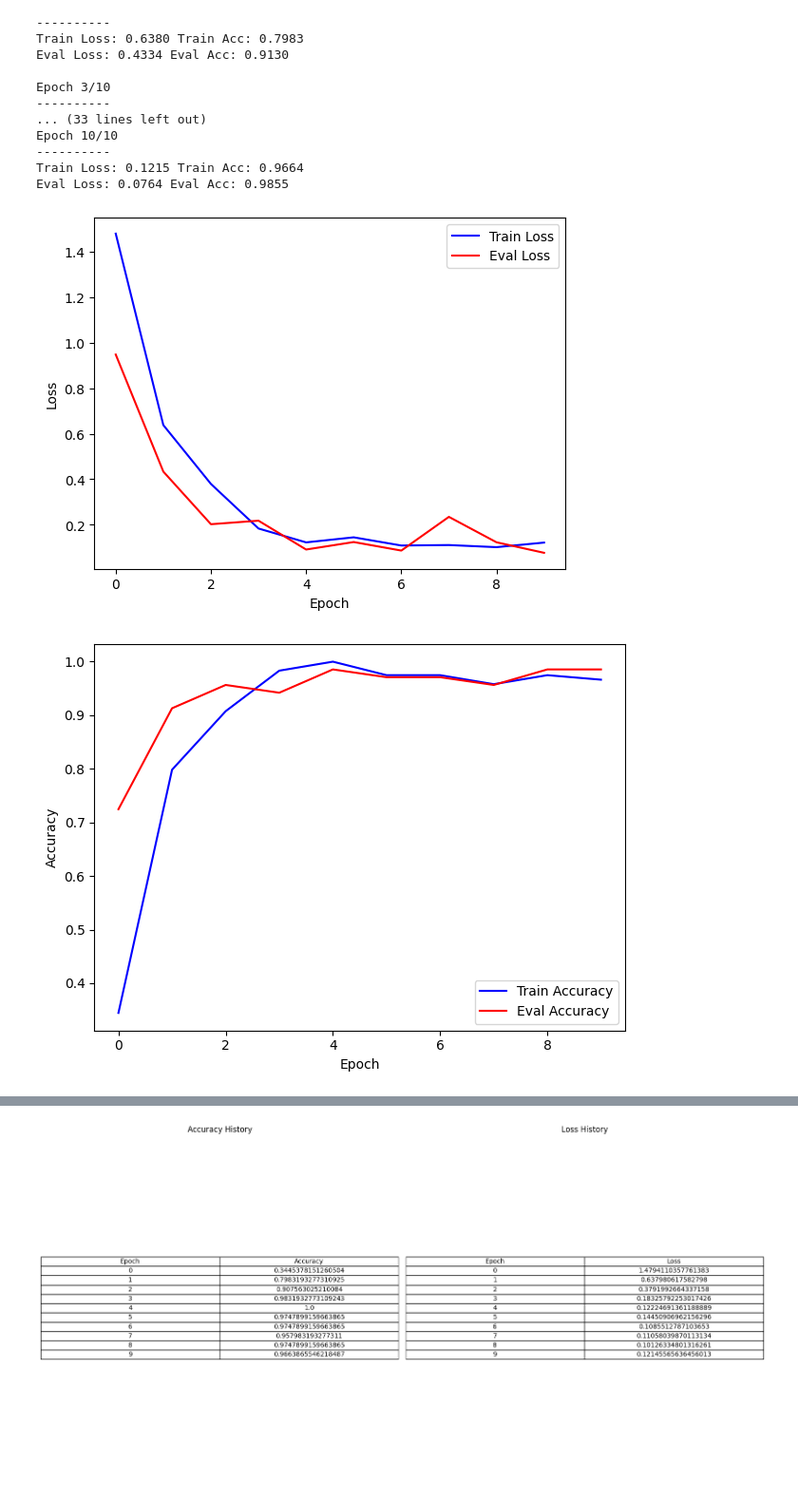
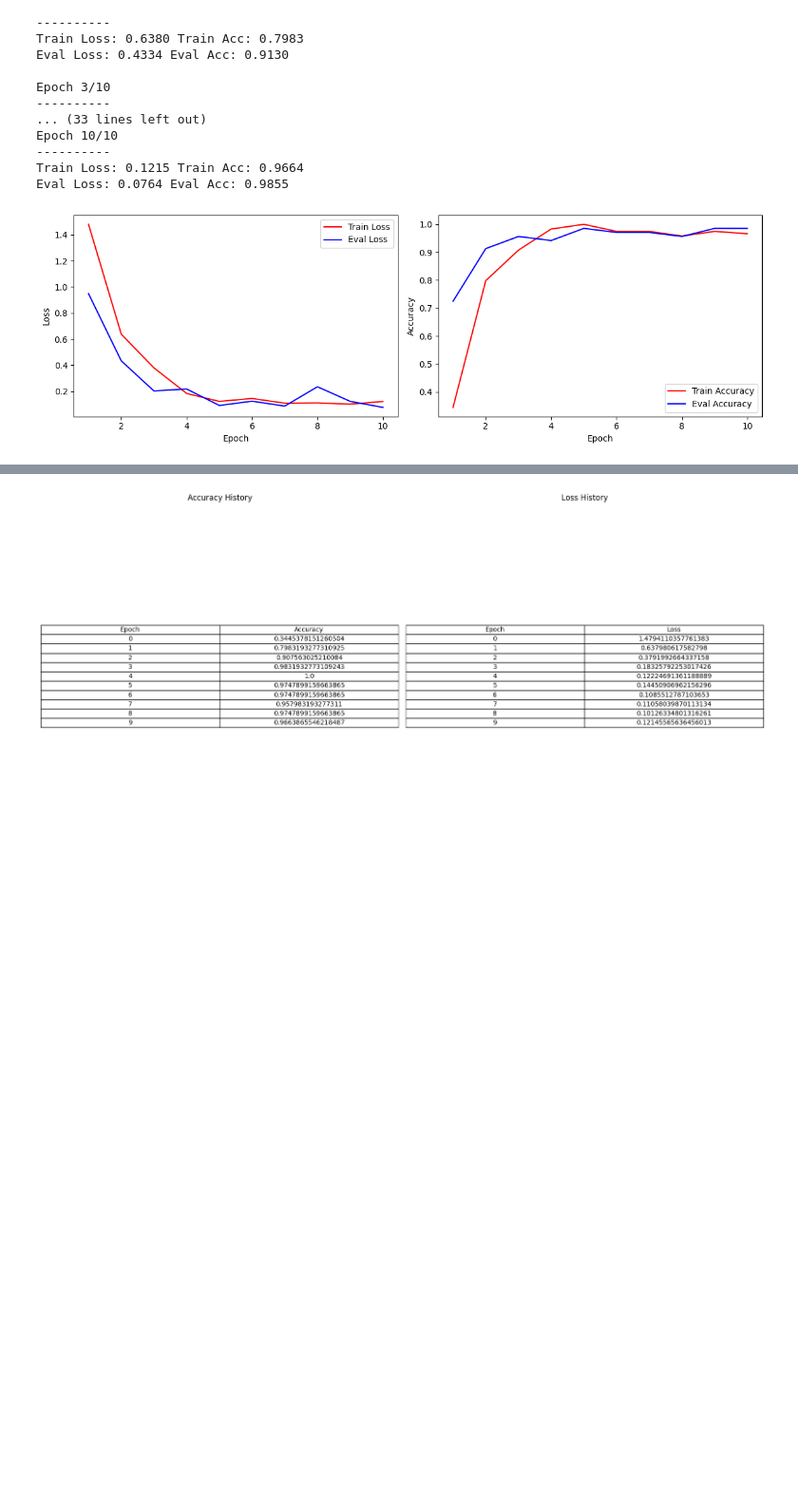
Before and after one commit to sanghee0627/-, a Jupyter notebook: <epoch10최종본>.ipynb, the cells around one changed output, grey strips where cells are left out. Shown at 95% size. Saved outputs shown, nothing was run; the diff lists cells and outputs as text; code cells hidden in the pictures; blank space fills up the shorter version.

```diff
--- a/<epoch10최종본>.ipynb
+++ b/<epoch10최종본>.ipynb
@@ -252,22 +252,22 @@ Epoch 10/10
 Train Loss: 0.1215 Train Acc: 0.9664
 Eval Loss: 0.0764 Eval Acc: 0.9855
 # %%
-# 학습 결과 그래프 확인
-plt.plot(train_losses, label='Train Loss', color = "blue")
-plt.plot(eval_losses, label='Eval Loss', color = "red")
+plt.figure(figsize=(12, 4))
+plt.subplot(1, 2, 1)
+plt.plot(range(1, total_epochs + 1), train_losses, label='Train Loss',color = 'red')
+plt.plot(range(1, total_epochs + 1), eval_losses, label='Eval Loss', color = 'blue')
 plt.xlabel('Epoch')
 plt.ylabel('Loss')
 plt.legend()
-plt.show()
 
-plt.plot(train_accuracies, label='Train Accuracy', color = "blue")
-plt.plot(eval_accuracies, label='Eval Accuracy', color = "red")
+plt.subplot(1, 2, 2)
+plt.plot(range(1, total_epochs + 1), train_accuracies, label='Train Accuracy', color = 'red')
+plt.plot(range(1, total_epochs + 1), eval_accuracies, label='Eval Accuracy', color = 'blue')
 plt.xlabel('Epoch')
 plt.ylabel('Accuracy')
 plt.legend()
 
 plt.tight_layout()
 plt.show()
 # %% [output]
-[figure, old version]
+[figure, new version]
-[figure, removed]
```
Also changed, not shown: parts of 1 cell of this notebook.
